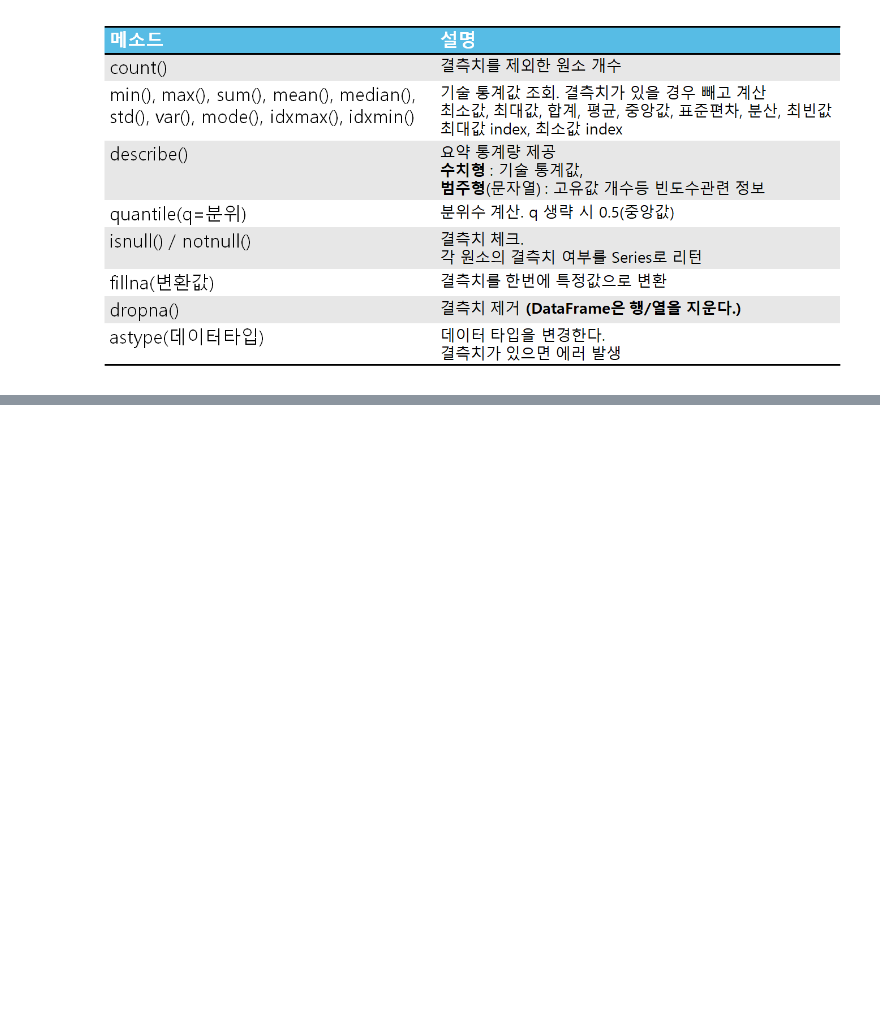
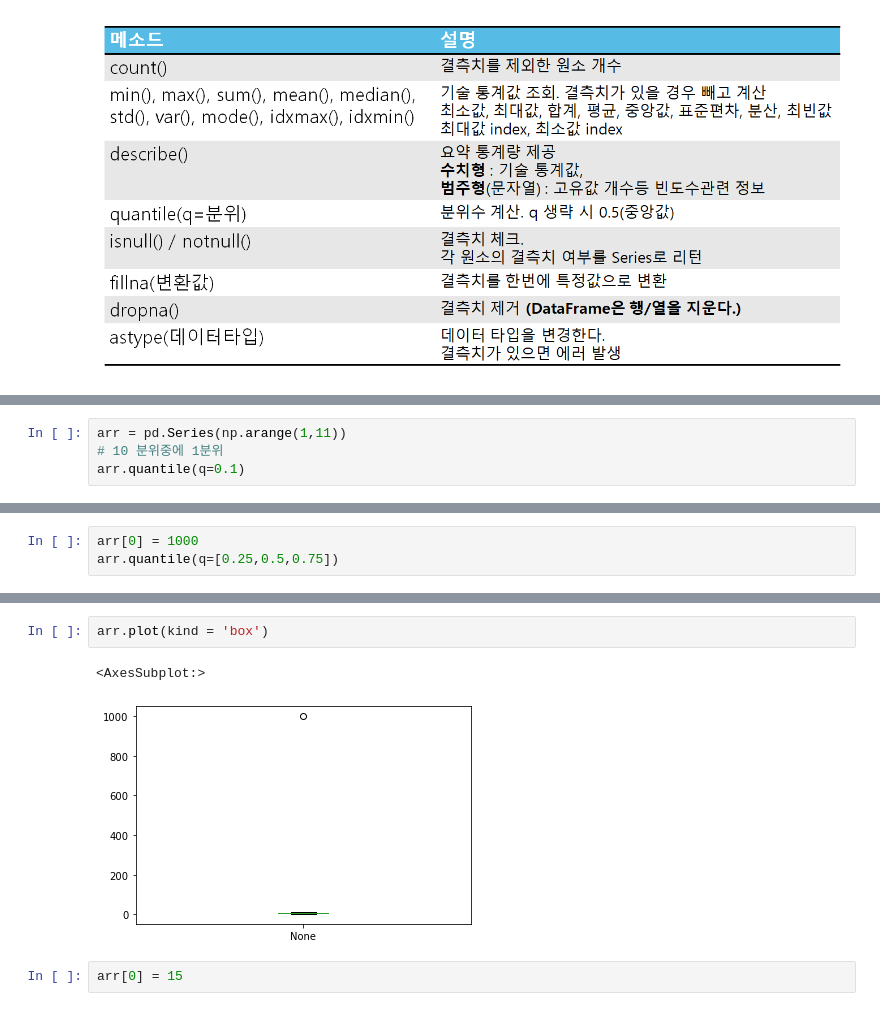
Before and after one commit to daeminkim/Numpy_Pandas_Matplotlib, a Jupyter notebook: 01_Pandas_Series.ipynb, the cells around one changed output, grey strips where cells are left out. Drawn from its saved outputs; the diff is of its cells as text; blank space fills up the shorter version.

Commit message:
Series 의 속성, 메서드 / 통계  공부

```diff
--- a/01_Pandas_Series.ipynb
+++ b/01_Pandas_Series.ipynb
@@ -931,0 +1271,4 @@ np.isnan(a)
+# %%
+arr = pd.Series(np.arange(1,11))
+# 10 분위중에 1분위
+arr.quantile(q=0.1)
@@ -931,0 +1295,3 @@ np.isnan(a)
+# %%
+arr[0] = 1000
+arr.quantile(q=[0.25,0.5,0.75])
@@ -931,0 +1325,7 @@ np.isnan(a)
+# %%
+arr.plot(kind = 'box')
+# %% [output]
+<AxesSubplot:>
+[figure, added]
+# %%
+arr[0] = 15
```
Also changed, not shown: parts of 98 cells of this notebook.
